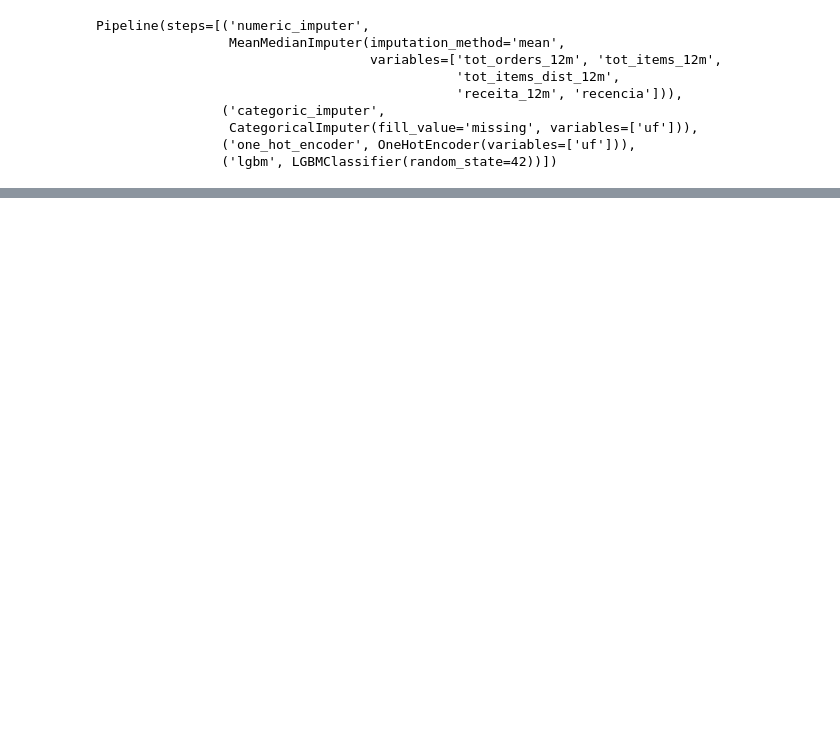
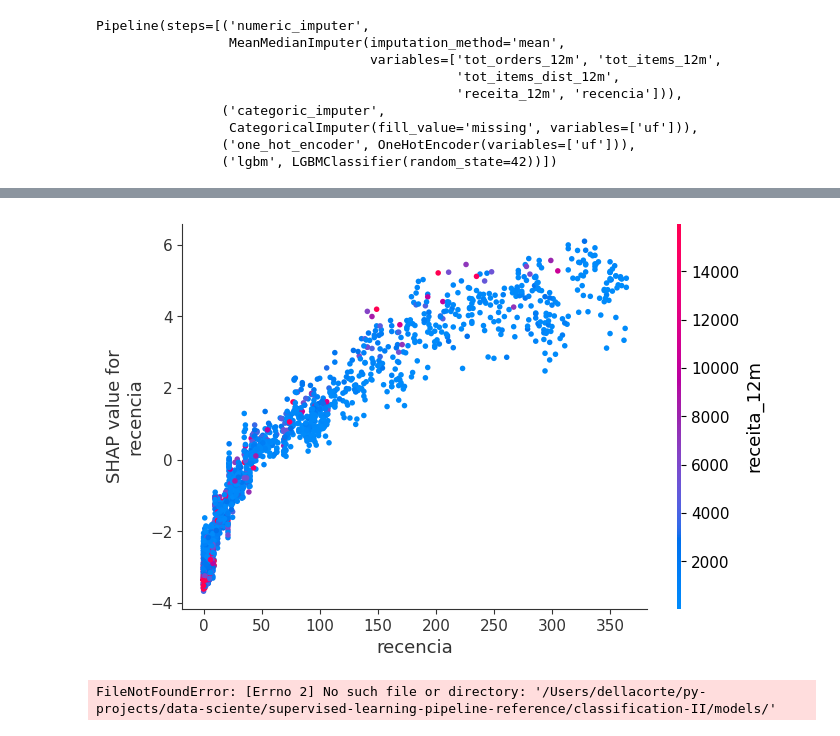
Before and after one commit to DellaCortef/supervised-learning-classification-pipeline, a Jupyter notebook: classification-II/machine-learning-classification-pipeline.ipynb, the cells around one changed output, grey strips where cells are left out. Saved outputs shown, nothing was run; the diff lists cells and outputs as text; code cells hidden in the pictures; blank space fills up the shorter version.

Commit message:
using shap lib to analyse the data + creating models folder

```diff
--- a/classification-II/machine-learning-classification-pipeline.ipynb
+++ b/classification-II/machine-learning-classification-pipeline.ipynb
@@ -616,5 +599,0 @@ X_oot_transformed.var()['tot_items_dist_12m']
-# %%
-explainer = shap.TreeExplainer(best_model[-1])
-
-shap_values = explainer.shap_values(X_oot_transformed)
-shap.summary_plot(shap_values, X_oot_transformed)
@@ -622,0 +621,4 @@ shap.summary_plot(shap_values, X_oot_transformed)
+# %%
+shap.dependence_plot('recencia', shap_values, X_oot_transformed, interaction_index='receita_12m')
+# %% [output]
+[figure, added]
@@ -622,0 +628,5 @@ shap.summary_plot(shap_values, X_oot_transformed)
+# %%
+joblib.dump(best_model, '/Users/dellacorte/py-projects/data-sciente/supervised-learning-pipeline-reference/classification-II/mod')
+                        /Users/dellacorte/py-projects/data-science/supervised-learning-pipeline-reference/classification-II
+# %% [output]
+FileNotFoundError: [Errno 2] No such file or directory: '/Users/dellacorte/py-projects/data-sciente/supervised-learning-pipeline-reference/classification-II/models/'
```
Also changed, not shown: parts of 15 cells of this notebook.
